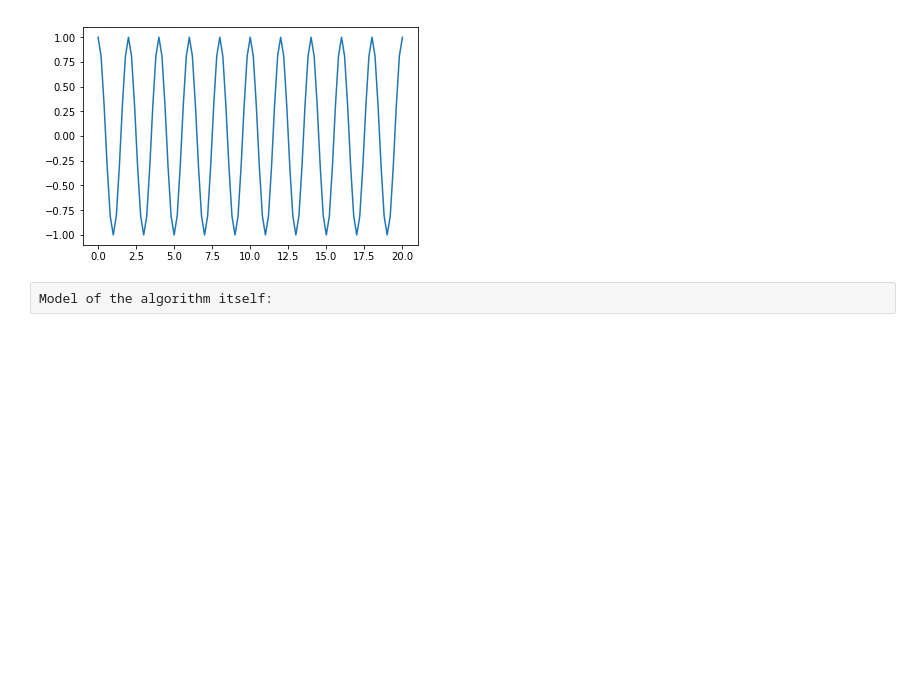
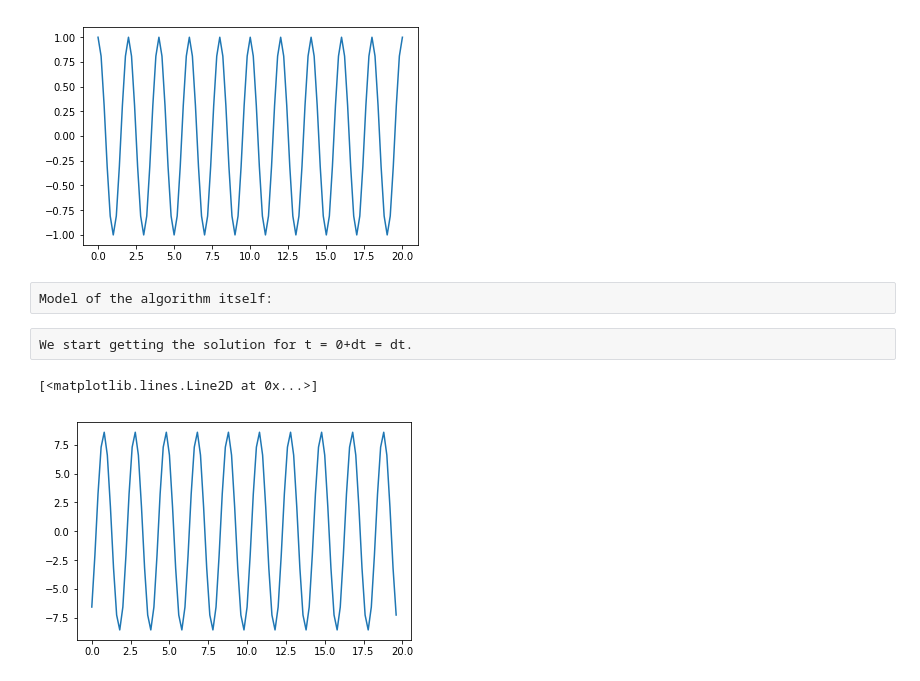
Before and after one commit to Kman0607/lax-wendroff, a Jupyter notebook: lax-wendroff.ipynb, the cells around one changed output. Saved outputs shown, nothing was run; the diff lists cells and outputs as text; code cells hidden in the pictures; blank space fills up the shorter version.

```diff
--- a/lax-wendroff.ipynb
+++ b/lax-wendroff.ipynb
@@ -38,3 +38,12 @@ plt.plot(xu,u0)
 a = 1 # diffusion coefficient (?)
 # %% [raw]
 Model of the algorithm itself:
+# %% [raw]
+We start getting the solution for t = 0+dt = dt.
+# %%
+u1 = [u0[i] - a*dt*((u0[i+1]-u0[i-1])/(2*dx))+((a**2)*(dt**2))/2+(u0[i+1]-2*u0[i]+u0[i-1])/(dx**2) for i in range(1,Nx-1)]
+# %%
+plt.plot(xu[:len(xu)-2],u1)
+# %% [output]
+[<matplotlib.lines.Line2D at 0x...>]
+[figure, added]
```
Also changed, not shown: parts of 1 cell of this notebook.
